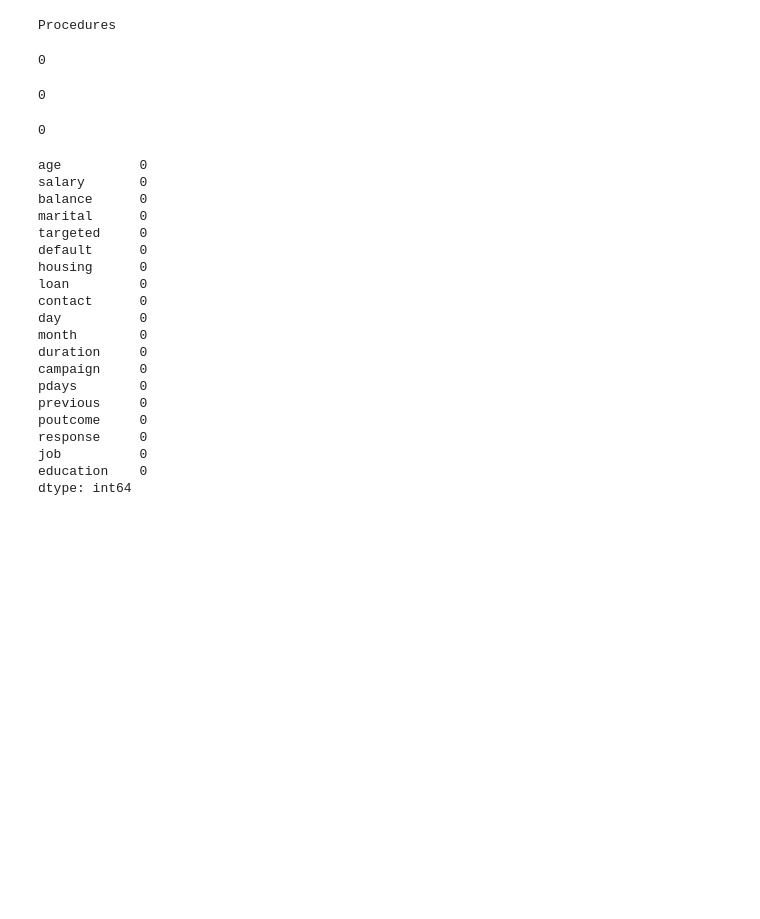
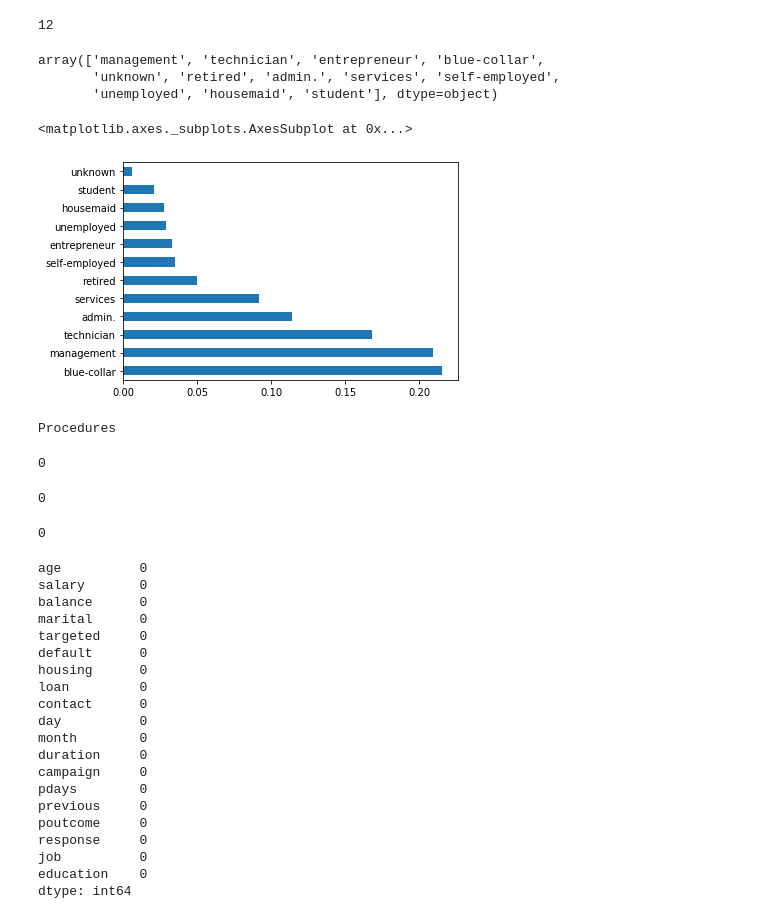
Before and after one commit to benjaminbrown038/Data-Science-Techniques, a Jupyter notebook: marketing.ipynb, the cells around one changed output. Saved outputs shown, nothing was run; the diff lists cells and outputs as text; code cells hidden in the pictures; blank space fills up the shorter version.

```diff
--- a/marketing.ipynb
+++ b/marketing.ipynb
@@ -43,6 +86,21 @@ df['job'] = df.jobedu.apply(lambda x: x.split(",")[0])
 df['education'] = df.jobedu.apply(lambda x: x.split(",")[1])
 # since we have the data drop the column
 df = df.drop('jobedu',axis = 1)
+# %%
+len(df.job.unique())
+# %% [output]
+12
+# %%
+df.job.unique()
+# %% [output]
+array(['management', 'technician', 'entrepreneur', 'blue-collar',
+       'unknown', 'retired', 'admin.', 'services', 'self-employed',
+       'unemployed', 'housemaid', 'student'], dtype=object)
+# %%
+df.job.value_counts(normalize=True).plot.barh()
+# %% [output]
+<matplotlib.axes._subplots.AxesSubplot at 0x...>
+[figure, added]
 # %%
 # customer id is a repeat of index
 df.drop('customerid',axis = 1, inplace=True)
```
Also changed, not shown: parts of 10 cells of this notebook, 3 other files.
